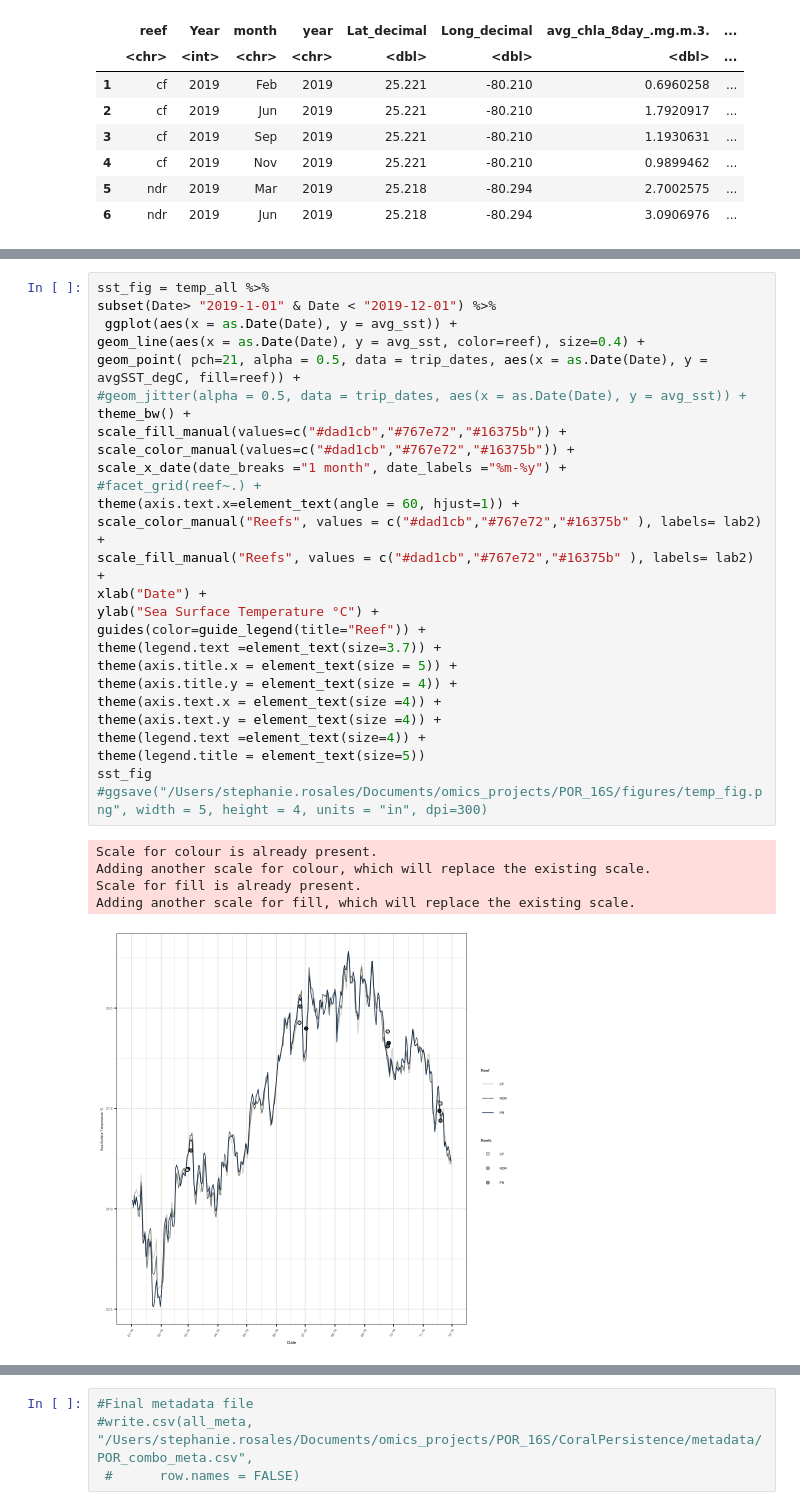
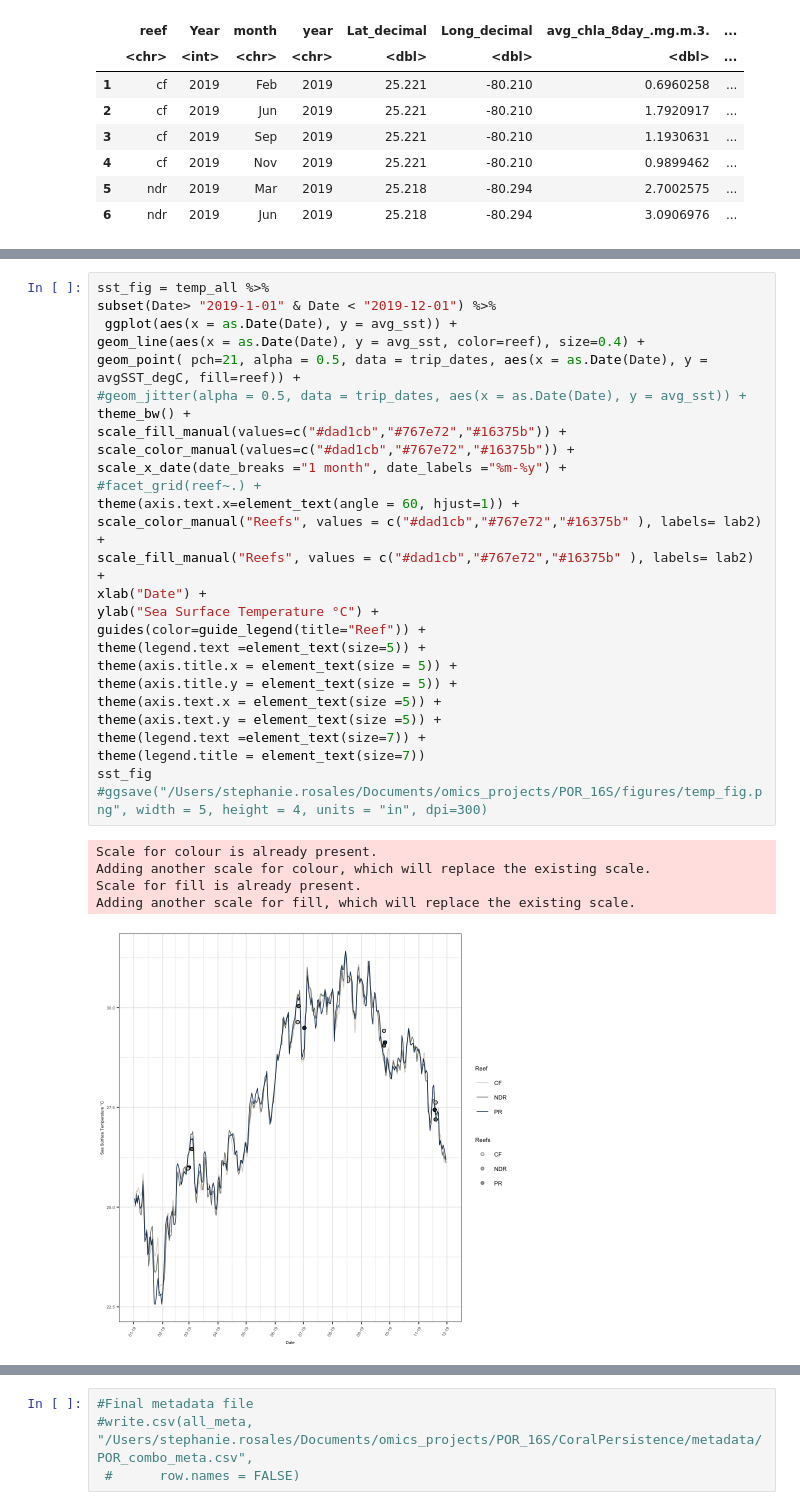
Before and after one commit to srosales712/CoralPersistence, a Jupyter notebook: Notebooks/Figs_Stats_HabitatData.ipynb, the cells around one changed output, grey strips where cells are left out. Drawn from its saved outputs; the diff is of its cells as text.

```diff
--- a/Notebooks/Figs_Stats_HabitatData.ipynb
+++ b/Notebooks/Figs_Stats_HabitatData.ipynb
@@ -686,36 +838,36 @@ chla_fig
 # %%
 sst_fig = temp_all %>%
 subset(Date> "2019-1-01" & Date < "2019-12-01") %>%
  ggplot(aes(x = as.Date(Date), y = avg_sst)) +
 geom_line(aes(x = as.Date(Date), y = avg_sst, color=reef), size=0.4) +
 geom_point( pch=21, alpha = 0.5, data = trip_dates, aes(x = as.Date(Date), y = avgSST_degC, fill=reef)) +
 #geom_jitter(alpha = 0.5, data = trip_dates, aes(x = as.Date(Date), y = avg_sst)) +
 theme_bw() +
 scale_fill_manual(values=c("#dad1cb","#767e72","#16375b")) +
 scale_color_manual(values=c("#dad1cb","#767e72","#16375b")) +
 scale_x_date(date_breaks ="1 month", date_labels ="%m-%y") +
 #facet_grid(reef~.) +
 theme(axis.text.x=element_text(angle = 60, hjust=1)) +
 scale_color_manual("Reefs", values = c("#dad1cb","#767e72","#16375b" ), labels= lab2) +
 scale_fill_manual("Reefs", values = c("#dad1cb","#767e72","#16375b" ), labels= lab2) +
 xlab("Date") +
 ylab("Sea Surface Temperature °C") +
 guides(color=guide_legend(title="Reef")) +
-theme(legend.text =element_text(size=3.7)) +
+theme(legend.text =element_text(size=5)) +
 theme(axis.title.x = element_text(size = 5)) +
-theme(axis.title.y = element_text(size = 4)) +
-theme(axis.text.x = element_text(size =4)) +
-theme(axis.text.y = element_text(size =4)) +
-theme(legend.text =element_text(size=4)) +
-theme(legend.title = element_text(size=5))
+theme(axis.title.y = element_text(size = 5)) +
+theme(axis.text.x = element_text(size =5)) +
+theme(axis.text.y = element_text(size =5)) +
+theme(legend.text =element_text(size=7)) +
+theme(legend.title = element_text(size=7))
 sst_fig
 #ggsave("/Users/stephanie.rosales/Documents/omics_projects/POR_16S/figures/temp_fig.png", width = 5, height = 4, units = "in", dpi=300)
 # %% [output]
 Scale for colour is already present.
 Adding another scale for colour, which will replace the existing scale.
 Scale for fill is already present.
 Adding another scale for fill, which will replace the existing scale.
-[figure, old version]
+[figure, new version]
 # %%
 ggpubr::ggarrange(sst_fig, chla_fig, tcm_fig,
                  common.legend = T, ncol=1,
```
Also changed, not shown: parts of 28 cells of this notebook, 4 other files.
